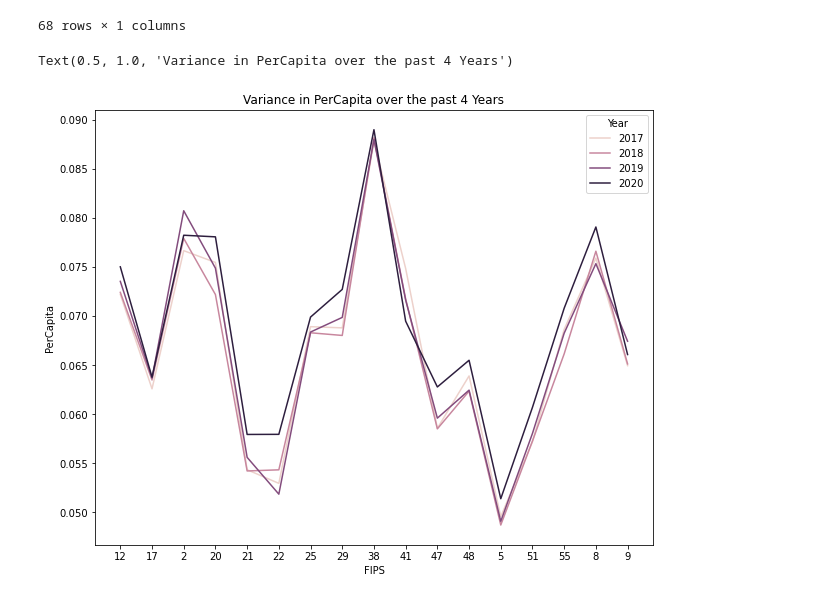
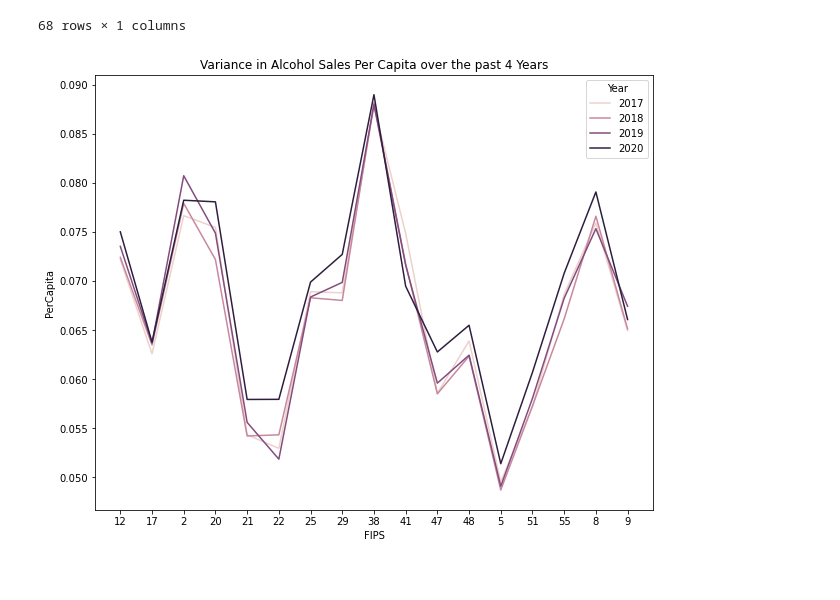
Before and after one commit to teresaflicek/Covid19-Societal-Impacts, a Jupyter notebook: AlcoholSalesDuringCovid.ipynb, the cells around one changed output. Cells and saved outputs as stored; diff of their text form; code cells hidden in the pictures.

```diff
--- a/AlcoholSalesDuringCovid.ipynb
+++ b/AlcoholSalesDuringCovid.ipynb
@@ -350,13 +362,15 @@ year_alc
 # %%
 #plotting the above dataframe to show changes in PerCapita Alcohol Sales over past 4 years
 plt.figure(figsize=(10,8))
 sns.lineplot(x='FIPS', y='PerCapita',hue='Year', data=year_alc)
 
 #label for title
-plt.title('Variance in PerCapita over the past 4 Years')
+plt.title('Variance in Alcohol Sales Per Capita over the past 4 Years')
+
+#save fig
+plt.savefig('Variance in Alcohol Sales Per Capita over the past 4 years')
 # %% [output]
-Text(0.5, 1.0, 'Variance in PerCapita over the past 4 Years')
-[figure, old version]
+[figure, new version]
 # %%
 #2017 bar chart for gallons of ethanol per state
 plt.bar(df17['FIPS'],df17['PerCapita'])
```
Also changed, not shown: parts of 9 cells of this notebook, 8 other files.
